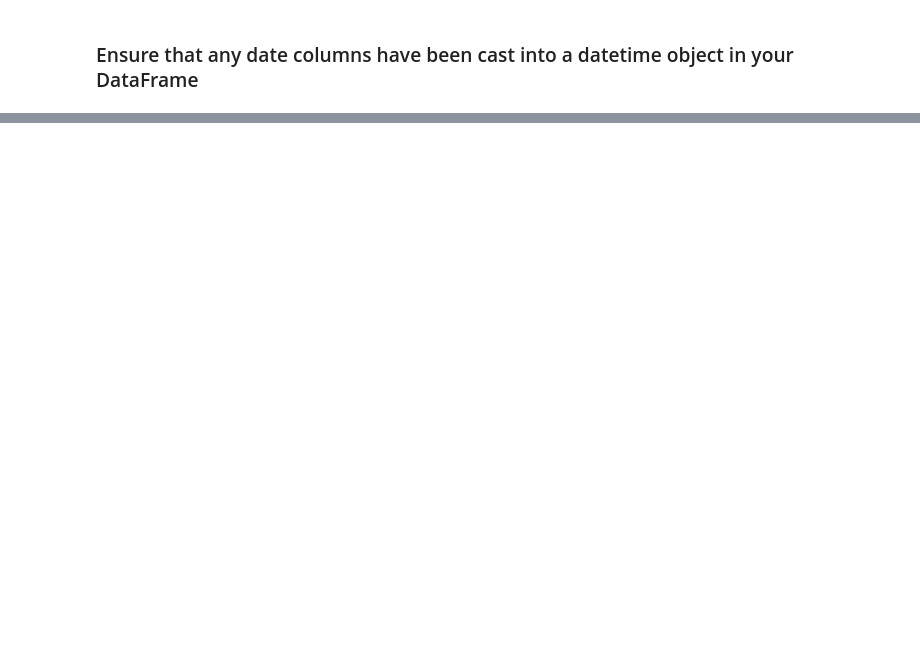
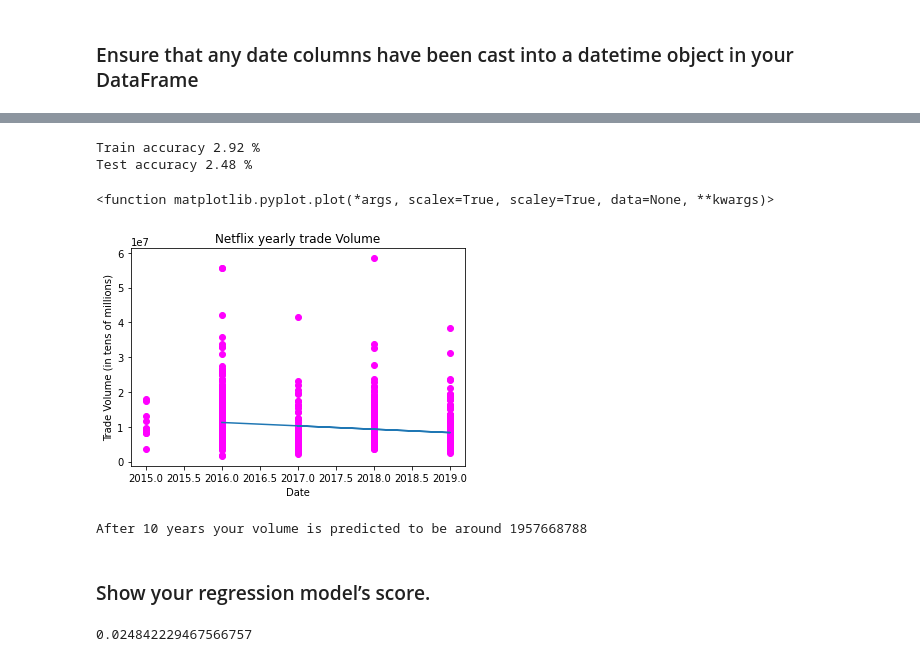
Before and after one commit to kylehoac/linear_regression, a Jupyter notebook: regression.ipynb, the cells around one changed output, grey strips where cells are left out. Cells and saved outputs as stored; diff of their text form; code cells hidden in the pictures; blank space fills up the shorter version.

```diff
--- a/regression.ipynb
+++ b/regression.ipynb
@@ -37,0 +82,32 @@ NameError: name 'train_test_split' is not defined
+# %%
+lm = LinearRegression()
+lm.fit(x_train,y_train)
+y_predict = lm.predict(x_test)
+print(f"Train accuracy {round(lm.score(x_train,y_train)*100,2)} %")
+print(f"Test accuracy {round(lm.score(x_test,y_test)*100,2)} %")
+# %% [output]
+Train accuracy 2.92 %
+Test accuracy 2.48 %
+# %%
+plt.scatter(x_train,y_train,color='magenta')
+plt.plot(x_test,y_predict)
+plt.xlabel('Date')
+plt.ylabel('Trade Volume (in tens of millions)')
+plt.title('Netflix yearly trade Volume')
+plt.plot
+# %% [output]
+<function matplotlib.pyplot.plot(*args, scalex=True, scaley=True, data=None, **kwargs)>
+[figure, added]
+# %%
+years = 10
+volume_predict = lm.predict([[years]])[0]
+print(f"After {years} years your volume is predicted to be around {int(volume_predict)}")
+# %% [output]
+After 10 years your volume is predicted to be around 1957668788
+# %% [markdown]
+### Show your regression model’s score.
+# %%
+from sklearn.metrics import r2_score
+r2_score(y_test, y_predict)
+# %% [output]
+0.024842229467566757
```
Also changed, not shown: parts of 9 cells of this notebook, 1 other file.
